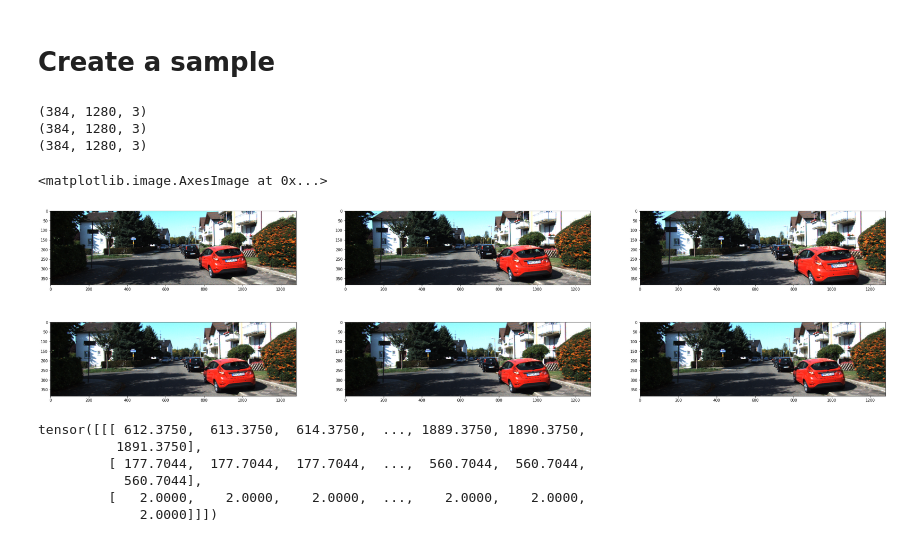
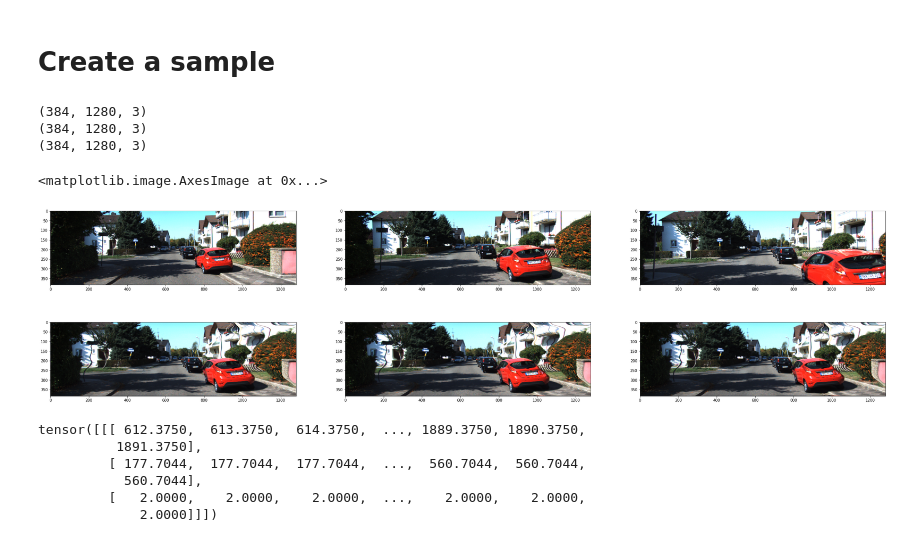
Before and after one commit to Monash-Connected-Autonomous-Vehicle/unsupervised-pseuso-LiDAR, a Jupyter notebook: test.ipynb, the cells around one changed output. Saved outputs shown, nothing was run; the diff lists cells and outputs as text; code cells hidden in the pictures.

```diff
--- a/test.ipynb
+++ b/test.ipynb
@@ -3,7 +3,7 @@ from trainer import *
 import cv2
 
 
-with open('configs/test_config.yaml') as file:
+with open('configs/basic_config.yaml') as file:
     config = yaml.full_load(file)
 
 trainer = Trainer(config)
@@ -39,25 +39,25 @@ depth      = batch['groundtruth']
 batch_option  = 0
 pose_option   = 0
 # %%
-warped_sample = cv2.cvtColor(cv2.imread('./images/warping/33.png'), cv2.COLOR_RGB2BGR)
+warped_sample = cv2.cvtColor(cv2.imread('./images/warping/2507.png'), cv2.COLOR_RGB2BGR)
 
 tgt_img = tgt[batch_option]
 ref_img = ref_imgs[pose_option][batch_option]
 K = intrinsics[batch_option]
 
 fig, axs = plt.subplots(2, 3, figsize=(40, 10))
 axs[0, 0].imshow(plt_tensor(ref_imgs[0][1]))
 axs[0, 1].imshow(plt_tensor(tgt[1]))
 axs[0, 2].imshow(plt_tensor(ref_imgs[1][1]))
 axs[1, 0].imshow(warped_sample)
 axs[1, 1].imshow(warped_sample)
 axs[1, 2].imshow(warped_sample)
 # %% [output]
 (384, 1280, 3)
 (384, 1280, 3)
 (384, 1280, 3)
 <matplotlib.image.AxesImage at 0x...>
-[figure, old version]
+[figure, new version]
 # %%
 from geometry.transform import  Transform
 from geometry.pose_geometry import *
```
Also changed, not shown: parts of 3 cells of this notebook, 10 other files.
